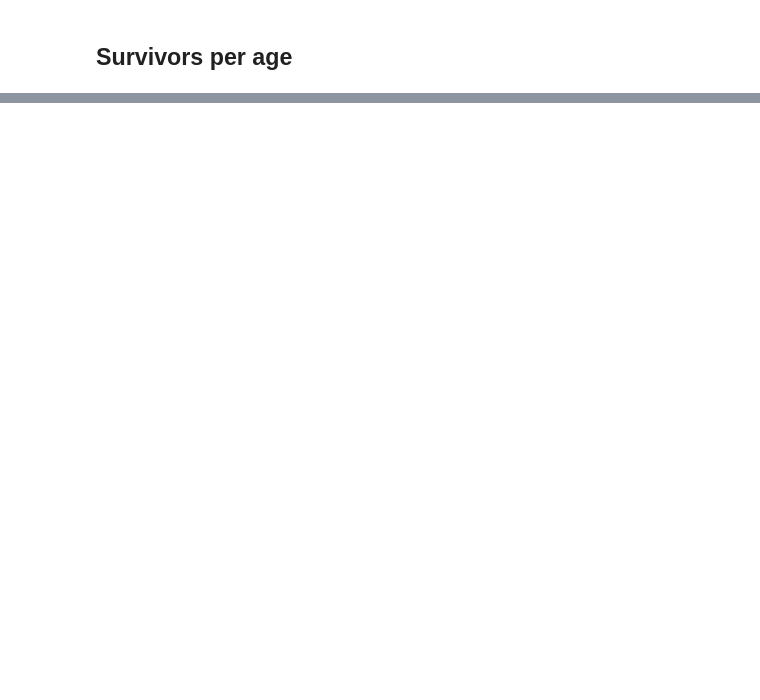
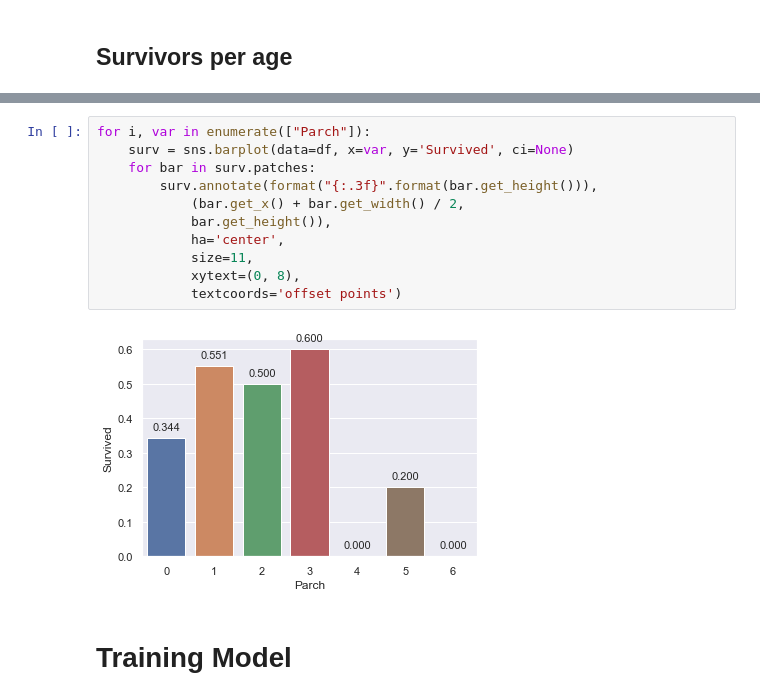
Before and after one commit to facund015/ai_avanzada_reto, a Jupyter notebook: Titanic/titanic.ipynb, the cells around one changed output, grey strips where cells are left out. Cells and saved outputs as stored; diff of their text form; blank space fills up the shorter version.

```diff
--- a/Titanic/titanic.ipynb
+++ b/Titanic/titanic.ipynb
@@ -92 +163,16 @@ print(totalFSKid+totalFSTeen+totalFSAdult)
+# %%
+for i, var in enumerate(["Parch"]):
+    surv = sns.barplot(data=df, x=var, y='Survived', ci=None)
+    for bar in surv.patches:
+        surv.annotate(format("{:.3f}".format(bar.get_height())),
+            (bar.get_x() + bar.get_width() / 2,
+            bar.get_height()),
+            ha='center',
+            size=11,
+            xytext=(0, 8),
+            textcoords='offset points')
+# %% [output]
+[figure, added]
+# %% [markdown]
+# Training Model
 # %%
```
Also changed, not shown: parts of 12 cells of this notebook, 1 other file.
